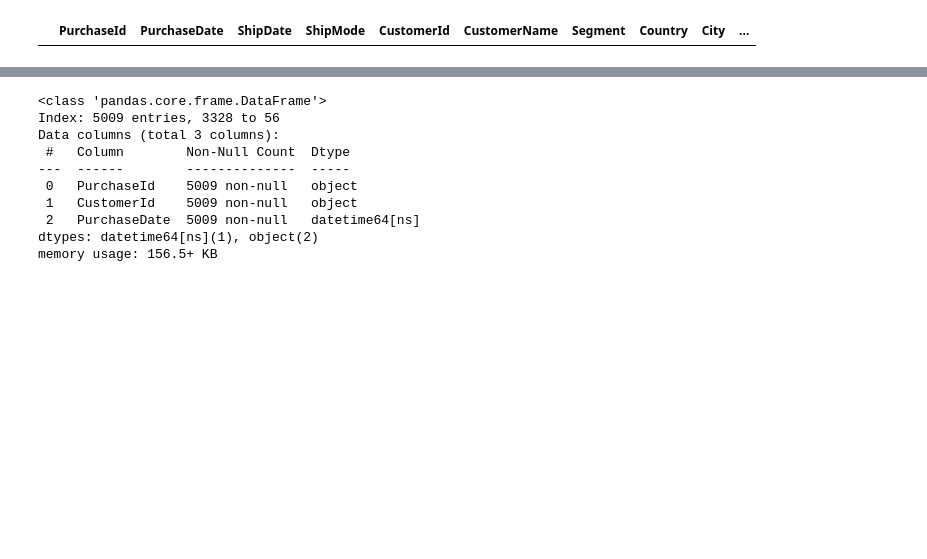
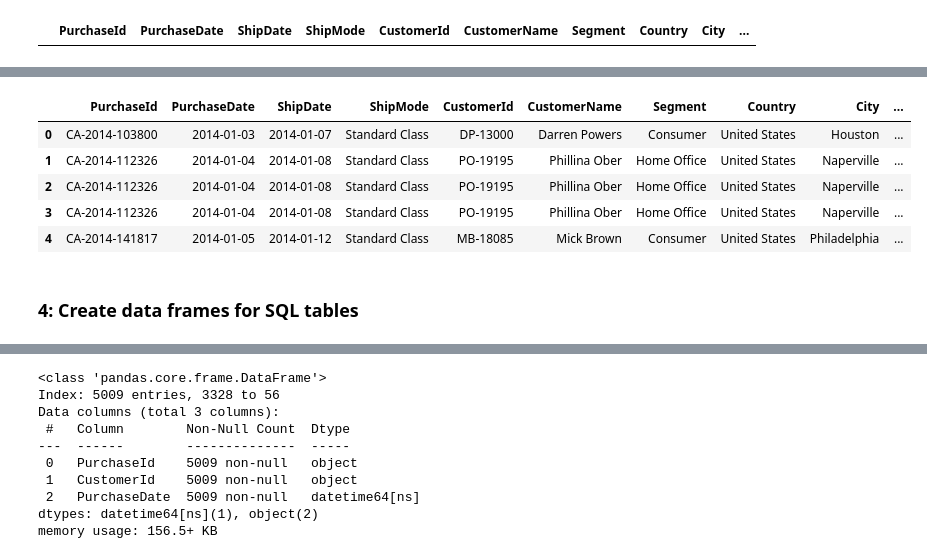
Before and after one commit to airsahin/BI-Analysis-Superstore, a Jupyter notebook: bi_superstore.ipynb, the cells around one changed output, grey strips where cells are left out. Cells and saved outputs as stored; diff of their text form; code cells hidden in the pictures; blank space fills up the shorter version.

```diff
--- a/bi_superstore.ipynb
+++ b/bi_superstore.ipynb
@@ -2197,3 +542,15 @@ duplicates.head()
+# %%
+df = df.sort_values(by=['PurchaseDate', 'CustomerId']).reset_index(drop=True)
+df.head()
+# %% [output]
+|  | PurchaseId | PurchaseDate | ShipDate | ShipMode | CustomerId | CustomerName | Segment | Country | City | ... |
+| 0 | CA-2014-103800 | 2014-01-03 | 2014-01-07 | Standard Class | DP-13000 | Darren Powers | Consumer | United States | Houston | ... |
+| 1 | CA-2014-112326 | 2014-01-04 | 2014-01-08 | Standard Class | PO-19195 | Phillina Ober | Home Office | United States | Naperville | ... |
+| 2 | CA-2014-112326 | 2014-01-04 | 2014-01-08 | Standard Class | PO-19195 | Phillina Ober | Home Office | United States | Naperville | ... |
+| 3 | CA-2014-112326 | 2014-01-04 | 2014-01-08 | Standard Class | PO-19195 | Phillina Ober | Home Office | United States | Naperville | ... |
+| 4 | CA-2014-141817 | 2014-01-05 | 2014-01-12 | Standard Class | MB-18085 | Mick Brown | Consumer | United States | Philadelphia | ... |
+# %% [markdown]
+### 4: Create data frames for SQL tables
 # %%
 # PurchaseDetail DataFrame
 
```
Also changed, not shown: parts of 234 cells of this notebook, 1 other file.
